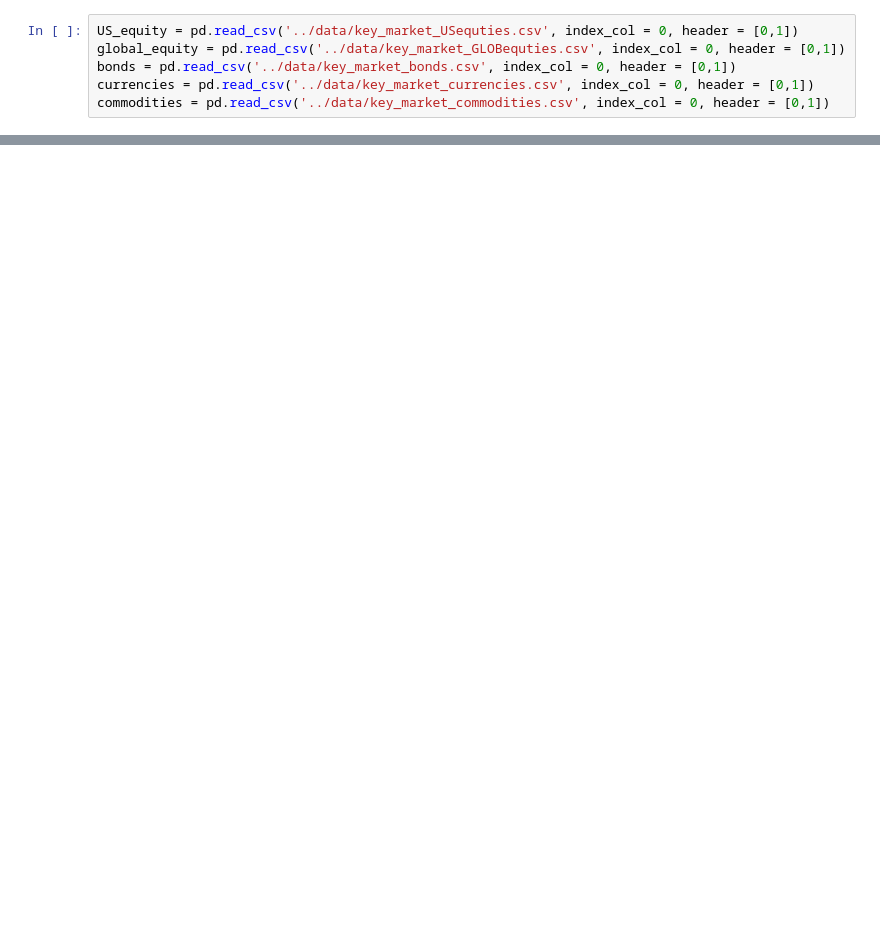
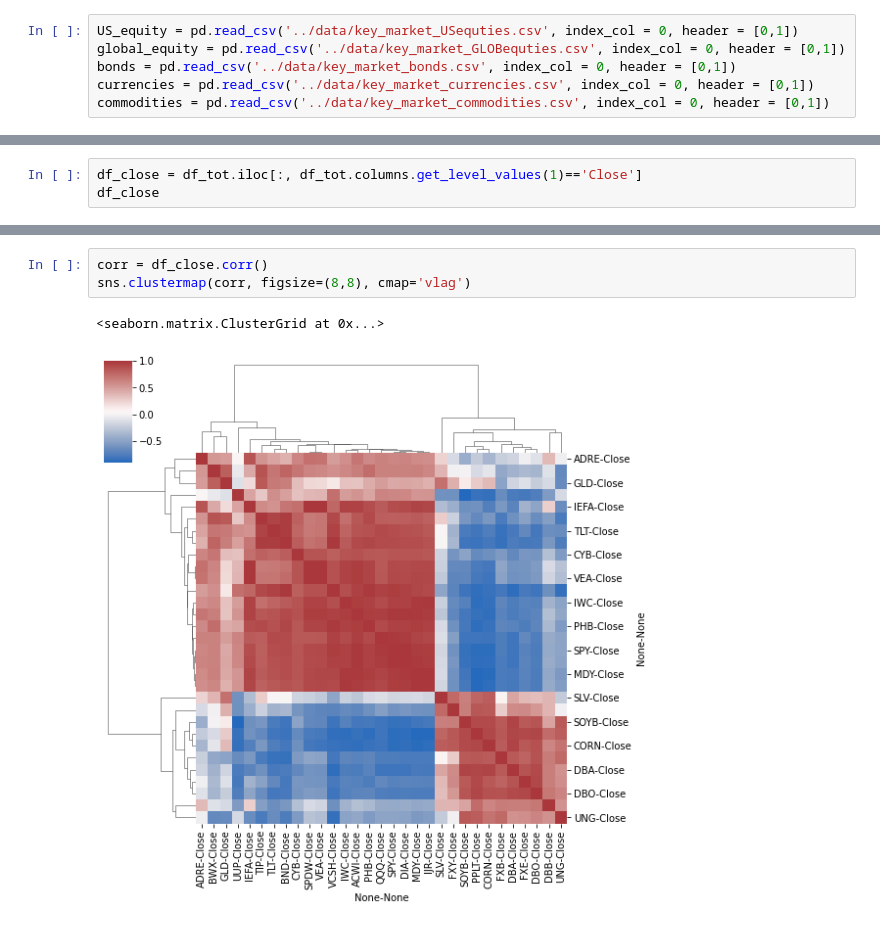
Before and after one commit to zazzooo/MATS, a Jupyter notebook: notebooks/download_security.ipynb, the cells around one changed output, grey strips where cells are left out. Drawn from its saved outputs; the diff is of its cells as text; blank space fills up the shorter version.

```diff
--- a/notebooks/download_security.ipynb
+++ b/notebooks/download_security.ipynb
@@ -109,0 +80,3 @@ df_tot
+# %%
+df_close = df_tot.iloc[:, df_tot.columns.get_level_values(1)=='Close']
+df_close
@@ -109,0 +145,6 @@ df_tot
+# %%
+corr = df_close.corr()
+sns.clustermap(corr, figsize=(8,8), cmap='vlag')
+# %% [output]
+<seaborn.matrix.ClusterGrid at 0x...>
+[figure, added]
```
Also changed, not shown: parts of 18 cells of this notebook, 11 other files.
